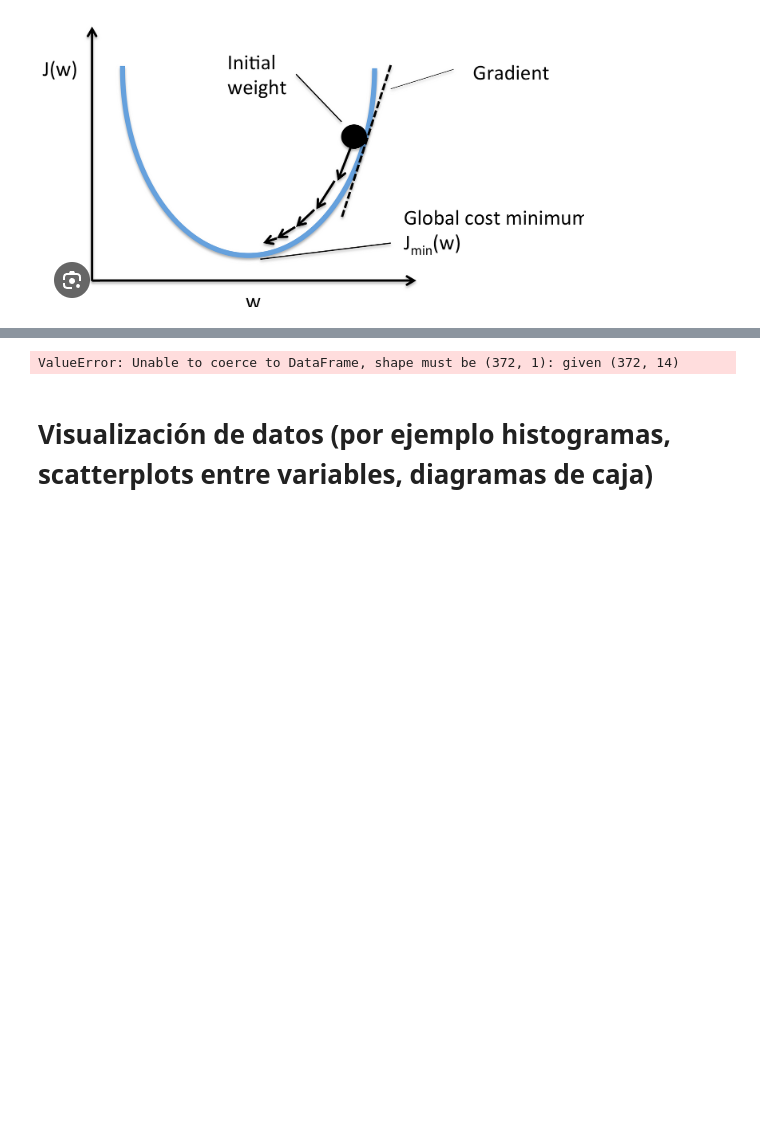
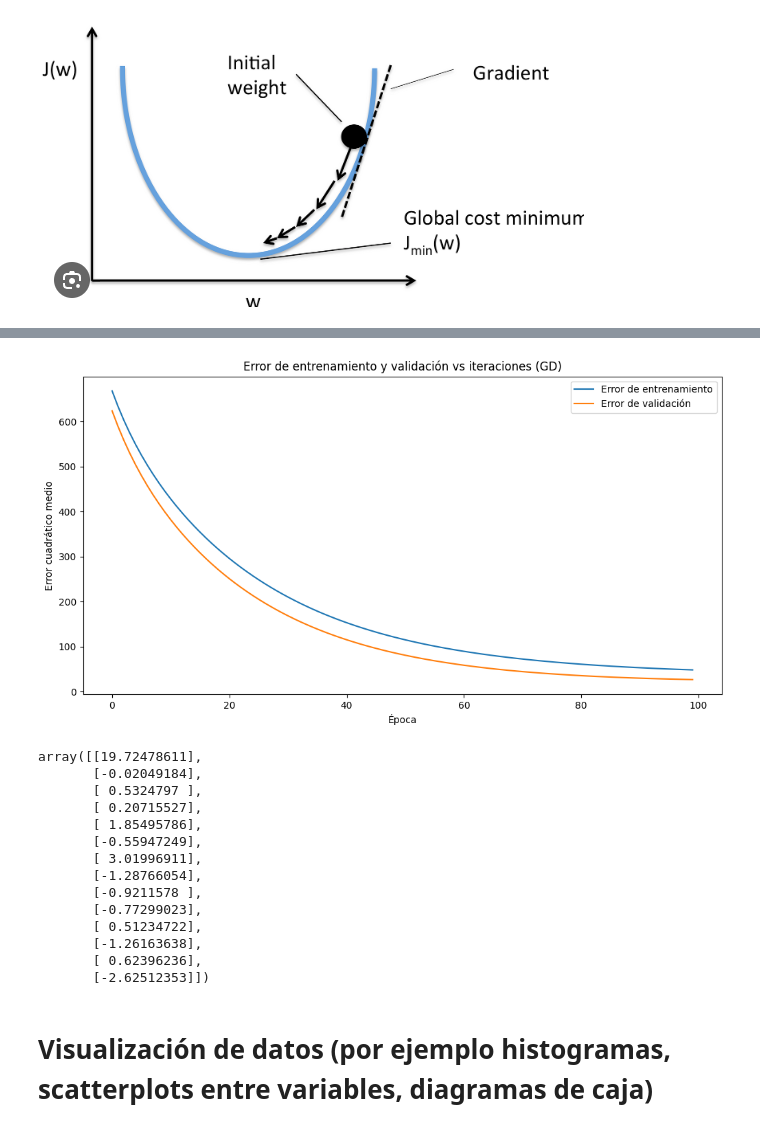
Before and after one commit to therokitoki/AA1-TUIA-Alsop-Hachen, a Jupyter notebook: tp.ipynb, the cells around one changed output, grey strips where cells are left out. Drawn from its saved outputs; the diff is of its cells as text; code cells hidden in the pictures; blank space fills up the shorter version.

```diff
--- a/tp.ipynb
+++ b/tp.ipynb
@@ -443,21 +443,21 @@ array([[-0.38683451, -0.4966872 , -0.5642504 , ...,  0.54891769,
 # %%
-def gradient_descent(X_train, y_train, X_test, y_test, lr=0.01, epochs=100):
+def gradient_descent(X_train, y_train, X_val, y_val, lr=0.01, epochs=100):
     """
     shapes:
         X_train = nxm
         y_train = nx1
-        X_test = pxm
+        X_val = pxm
         y_test = px1
         W = mx1
     """
     n = X_train.shape[0]
     m = X_train.shape[1]
 
-    o = X_test.shape[0]
+    o = X_val.shape[0]
 
     # Poner columna de unos a las matrices X
     X_train = np.hstack((np.ones((n, 1)), X_train))
-    X_test = np.hstack((np.ones((o, 1)), X_test))
+    X_val = np.hstack((np.ones((o, 1)), X_val))
 
 
     # Inicializar pesos aleatorios
@@ -475,41 +475,55 @@ def gradient_descent(X_train, y_train, X_test, y_test, lr=0.01, epochs=100):
         train_errors.append(train_mse)
 
         # Calcular predicción y error de prueba
-        prediction_test = np.matmul(X_test, W)
-        error_test = y_test - prediction_test
+        prediction_test = np.matmul(X_val, W)
+        error_test = y_val - prediction_test
         test_mse = np.mean(error_test ** 2)
         test_errors.append(test_mse)
 
         # Calcular el gradiente y actualizar pesos
         grad_sum = np.sum(error_train * X_train, axis=0)
         grad_mul = -2/n * grad_sum  # 1xm
         gradient = np.transpose(grad_mul).reshape(-1, 1)  # mx1
 
         W = W - (lr * gradient)
 
     # Graficar errores de entrenamiento y prueba
     # Definir una figura
     plt.figure(figsize=(12, 6))
     # Plotear errores de entrenamiento
     plt.plot(train_errors, label='Error de entrenamiento')
     # Plotear errores de prueba
-    plt.plot(test_errors, label='Error de prueba')
+    plt.plot(test_errors, label='Error de validación')
     # Poner labels en los ejes
     plt.xlabel('Época')
     plt.ylabel('Error cuadrático medio')
     # Activar la leyenda
     plt.legend()
     # Poner titulo
-    plt.title('Error de entrenamiento y prueba vs iteraciones (GD)')
+    plt.title('Error de entrenamiento y validación vs iteraciones (GD)')
     # Terminar y mostrar gráfico
     plt.show()
 
     return W
 x_train_scaled.shape, y_train.shape, x_val_scaled.shape, y_val.shape
  #((372, 13), (372, 1), (80, 13), (80, 1))
 gd = gradient_descent(x_train_scaled,y_train,x_val_scaled,y_val, lr=0.01, epochs=100)
 gd
 # %% [output]
+[figure, added]
-ValueError: Unable to coerce to DataFrame, shape must be (372, 1): given (372, 14)
+array([[19.72478611],
+       [-0.02049184],
+       [ 0.5324797 ],
+       [ 0.20715527],
+       [ 1.85495786],
+       [-0.55947249],
+       [ 3.01996911],
+       [-1.28766054],
+       [-0.9211578 ],
+       [-0.77299023],
+       [ 0.51234722],
+       [-1.26163638],
+       [ 0.62396236],
+       [-2.62512353]])
 # %% [markdown]
 # Visualización de datos (por ejemplo histogramas, scatterplots entre variables, diagramas de caja)
```
Also changed, not shown: parts of 10 cells of this notebook.
